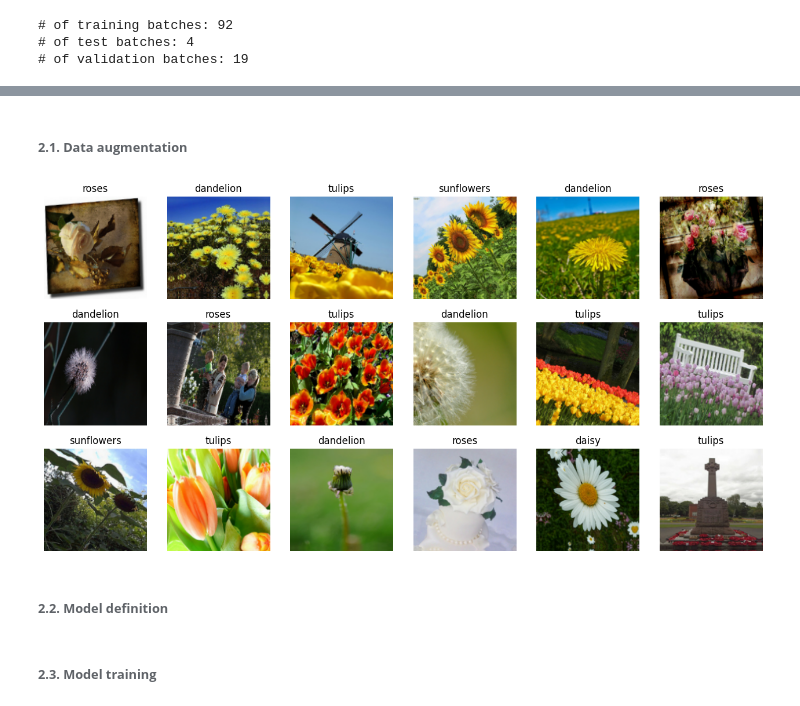
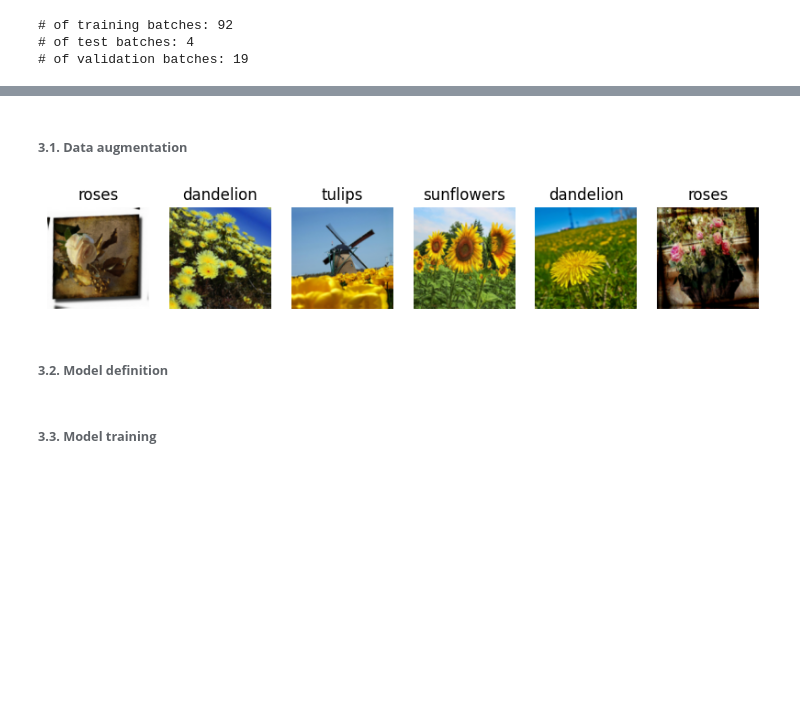
Before and after one commit to Benjamin-morel/TensorFlow, a Jupyter notebook: 04_convolution_CNN.ipynb, the cells around one changed output, grey strips where cells are left out. Drawn from its saved outputs; the diff is of its cells as text; code cells hidden in the pictures; blank space fills up the shorter version.

```diff
--- a/04_convolution_CNN.ipynb
+++ b/04_convolution_CNN.ipynb
@@ -59,5 +75,7 @@ Two graphic functions are declared below:
 # %%
-def plot_image(image, *label):
+# plot an image with the label as title
+
+def plot_images(image, *label):
   plt.imshow(image)
   plt.title("%s" %label)
   image = plt.axis("off")
@@ -127,8 +147,8 @@ As can be seen with the function `plot_image`, the flower data are very varied a
 # %%
-plt.figure(figsize=(16, 8))
+plt.figure(figsize=(10, 8))
 for images, labels in train_ds.take(1):
   tensor_images, tensor_labels = images, labels
-  for i in range(18):
-    ax = plt.subplot(3, 6, i + 1)
-    plot_image(images[i].numpy().astype("uint8"), class_names[labels[i]])
+  for i in range(6):
+    ax = plt.subplot(1, 6, i + 1)
+    plot_images(images[i].numpy().astype("uint8"), class_names[labels[i]])
 # %% [output]
@@ -150,2 +170,2 @@ test_ds = test_ds.cache().prefetch(buffer_size=AUTOTUNE)
 # %% [markdown]
-###### **2.1. Data augmentation**
+###### **3.1. Data augmentation**
@@ -159,12 +172,22 @@ images_modified = data_augmentation(tensor_images) # apply to the example set
+# %%
+inputs = keras.Input(shape=(img_height, img_width, 3))
+x = layers.RandomFlip("horizontal")(inputs)
+x = layers.RandomRotation(0.1)(x)
+outputs = layers.RandomZoom(0.1)(x)
+
+data_augmentation = keras.Model(inputs=inputs, outputs=outputs, name="data_augmentation_layer")
+
+train_ds = train_ds.map(lambda x, y: (data_augmentation(x, training=True), y))
 # %%
-plt.figure(figsize=(16, 8))
-for i in range(18):
-  ax = plt.subplot(3, 6, i + 1)
-  plot_image(images_modified[i].numpy().astype("uint8"), class_names[tensor_labels[i]])
+plt.figure(figsize=(10, 8))
+images_modified = data_augmentation(tensor_images) # apply to the example set
+for i in range(6):
+  ax = plt.subplot(1, 6, i + 1)
+  plot_images(images_modified[i].numpy().astype("uint8"), class_names[tensor_labels[i]])
 # %% [output]
-[figure, old version]
+[figure, new version]
 # %% [markdown]
-###### **2.2. Model definition**
+###### **3.2. Model definition**
 # %%
 def create_model():
   num_classes = len(class_names)
@@ -190,7 +213,7 @@ def create_model():
                 metrics=[keras.metrics.SparseCategoricalAccuracy()])
   return model
 # %% [markdown]
-###### **2.3. Model training**
+###### **3.3. Model training**
 # %%
 def train_model(model, training_data, validation_data, **kwargs):
   kwargs.setdefault("epochs", 5)
```
Also changed, not shown: parts of 33 cells of this notebook.
